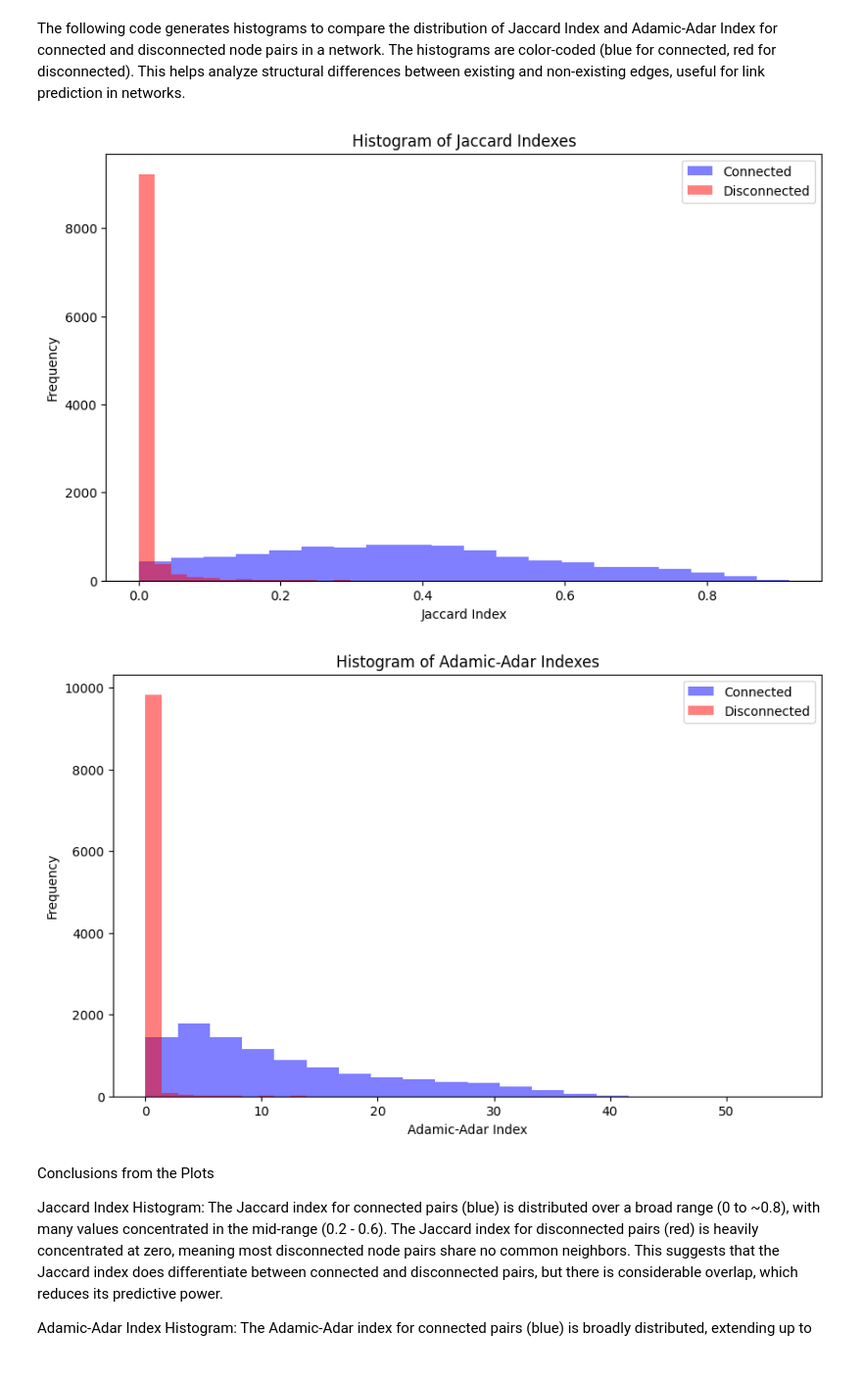
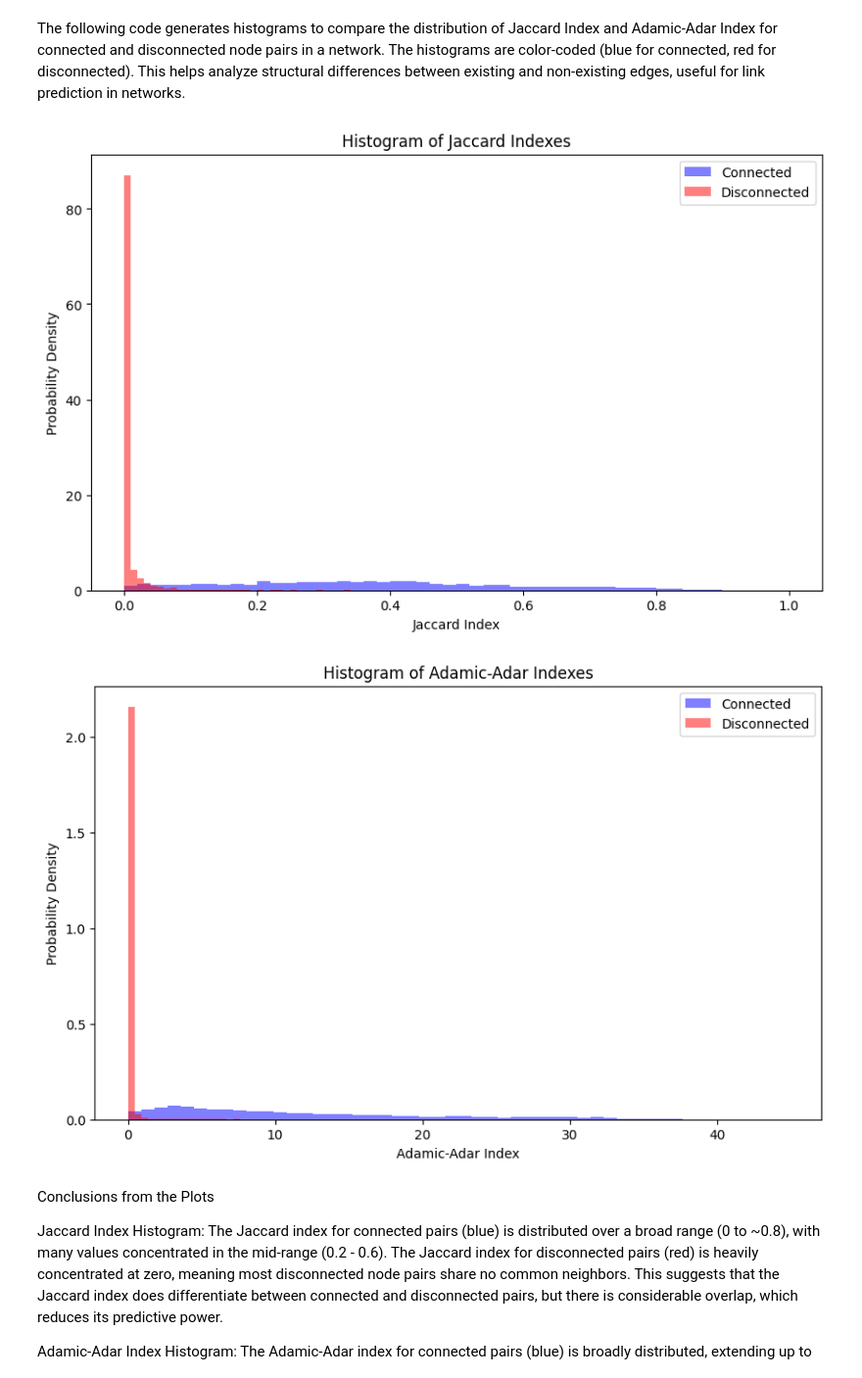
Before and after one commit to vmpreciado/NETS3120, a Jupyter notebook: FBClustering.ipynb, the cells around one changed output. Shown at 98% size. Drawn from its saved outputs; the diff is of its cells as text; code cells hidden in the pictures.

```diff
--- a/FBClustering.ipynb
+++ b/FBClustering.ipynb
@@ -92,40 +93,42 @@ while len(connected_jaccard) < 10000 or len(disconnected_jaccard) < 10000:
 # %% [markdown]
 The following code generates histograms to compare the distribution of Jaccard Index and Adamic-Adar Index for connected and disconnected node pairs in a network. The histograms are color-coded (blue for connected, red for disconnected). This helps analyze structural differences between existing and non-existing edges, useful for link prediction in networks.
 # %%
+import matplotlib.pyplot as plt
+
 # Determine the range of the data
 data_range = [min(connected_jaccard + disconnected_jaccard), max(connected_jaccard + disconnected_jaccard)]
 
-# Determine the number of bins for the blue histogram
-n_bins_blue = 20  # This is an example; adjust the number of bins as needed
+# Number of bins
+n_bins_blue = 50  # Adjust based on data
 
-# Plotting histograms
+# Plotting histograms with normalization
 plt.figure(figsize=(10, 6))
-plt.hist(connected_jaccard, bins=n_bins_blue, range=data_range, color='blue', alpha=0.5, label='Connected')
-plt.hist(disconnected_jaccard, bins=n_bins_blue * 2, range=data_range, color='red', alpha=0.5, label='Disconnected')
+plt.hist(connected_jaccard, bins=n_bins_blue, range=data_range, color='blue', alpha=0.5, label='Connected', density=True)
+plt.hist(disconnected_jaccard, bins=n_bins_blue * 2, range=data_range, color='red', alpha=0.5, label='Disconnected', density=True)
 plt.title('Histogram of Jaccard Indexes')
 plt.xlabel('Jaccard Index')
-plt.ylabel('Frequency')
+plt.ylabel('Probability Density')
 plt.legend()
 plt.show()
 
 # Determine the range of the data
 data_range = [min(connected_adamic_adar + disconnected_adamic_adar), max(connected_adamic_adar + disconnected_adamic_adar)]
 
-# Determine the number of bins for the blue histogram
-n_bins_blue = 20  # Adjust the number of bins as needed based on your data
+# Number of bins
+n_bins_blue = 50  # Adjust as needed
 
-# Plotting histograms
+# Plotting histograms with normalization
 plt.figure(figsize=(10, 6))
-plt.hist(connected_adamic_adar, bins=n_bins_blue, range=data_range, color='blue', alpha=0.5, label='Connected')
-plt.hist(disconnected_adamic_adar, bins=n_bins_blue * 2, range=data_range, color='red', alpha=0.5, label='Disconnected')
+plt.hist(connected_adamic_adar, bins=n_bins_blue, range=data_range, color='blue', alpha=0.5, label='Connected', density=True)
+plt.hist(disconnected_adamic_adar, bins=n_bins_blue * 2, range=data_range, color='red', alpha=0.5, label='Disconnected', density=True)
 plt.title('Histogram of Adamic-Adar Indexes')
 plt.xlabel('Adamic-Adar Index')
-plt.ylabel('Frequency')
+plt.ylabel('Probability Density')
 plt.legend()
 plt.show()
 # %% [output]
-[figure, old version]
+[figure, new version]
-[figure, old version]
+[figure, new version]
 # %% [markdown]
 Conclusions from the Plots
 
```
Also changed, not shown: parts of 2 cells of this notebook.
